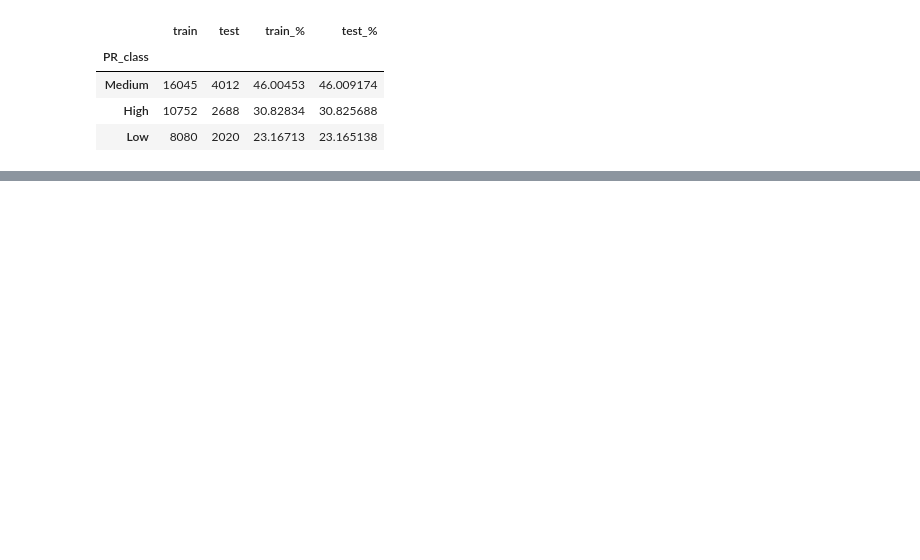
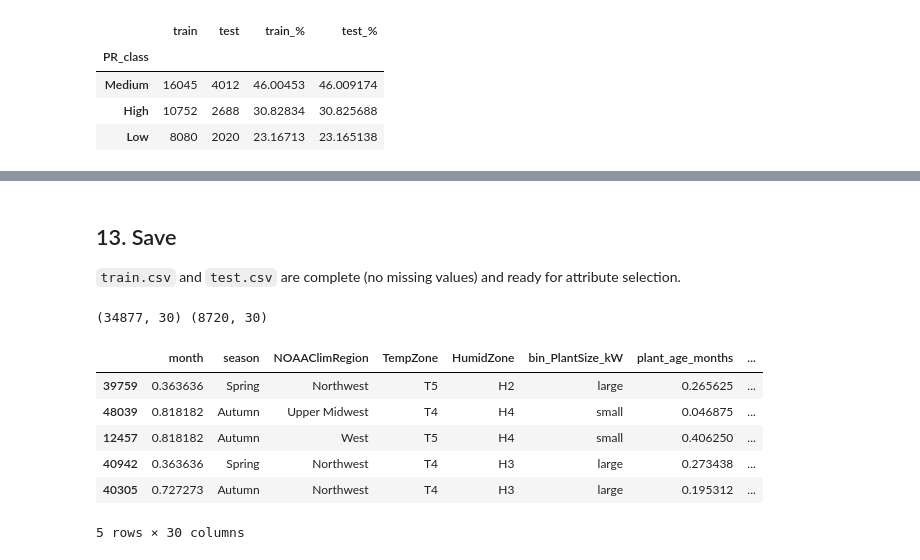
Before and after one commit to ilikecheezits/ml-q1, a Jupyter notebook: prepare_data.ipynb, the cells around one changed output, grey strips where cells are left out. Drawn from its saved outputs; the diff is of its cells as text; code cells hidden in the pictures; blank space fills up the shorter version.

```diff
--- a/prepare_data.ipynb
+++ b/prepare_data.ipynb
@@ -232,0 +334,18 @@ print(train.shape, test.shape)
+# %% [markdown]
+## 13. Save
+
+`train.csv` and `test.csv` are complete (no missing values) and ready for attribute selection.
+# %%
+train.to_csv("train.csv", index=False, quotechar="'")
+test.to_csv("test.csv", index=False, quotechar="'")
+print(train.shape, test.shape)
+train.head()
+# %% [output]
+(34877, 30) (8720, 30)
+|  | month | season | NOAAClimRegion | TempZone | HumidZone | bin_PlantSize_kW | plant_age_months | ... |
+| 39759 | 0.363636 | Spring | Northwest | T5 | H2 | large | 0.265625 | ... |
+| 48039 | 0.818182 | Autumn | Upper Midwest | T4 | H4 | small | 0.046875 | ... |
+| 12457 | 0.818182 | Autumn | West | T5 | H4 | small | 0.406250 | ... |
+| 40942 | 0.363636 | Spring | Northwest | T4 | H3 | large | 0.273438 | ... |
+| 40305 | 0.727273 | Autumn | Northwest | T4 | H3 | large | 0.195312 | ... |
+5 rows × 30 columns
```
Also changed, not shown: parts of 30 cells of this notebook, 3 other files.
